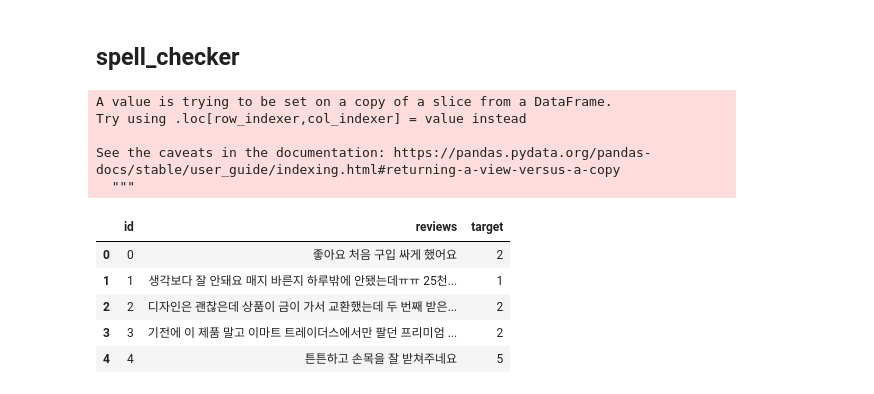
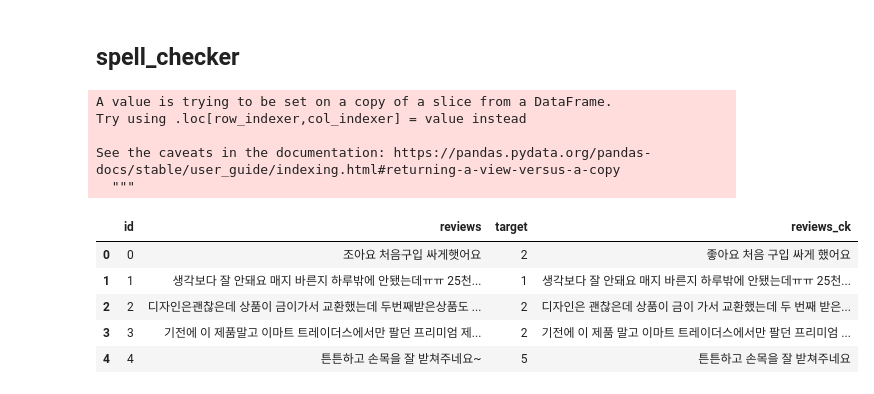
Before and after one commit to chi-hun/dacon, a Jupyter notebook: 쇼핑몰_리뷰_평점_분류_경진대회.ipynb, the cells around one changed output. Cells and saved outputs as stored; diff of their text form; code cells hidden in the pictures.

Commit message:
Colaboratory를 통해 생성됨

```diff
--- a/쇼핑몰_리뷰_평점_분류_경진대회.ipynb
+++ b/쇼핑몰_리뷰_평점_분류_경진대회.ipynb
@@ -46,8 +34,8 @@ import tqdm
 # %% [markdown]
 # EDA
 # %%
-train = pd.read_csv('/content/train.csv')
-test = pd.read_csv('/content/test.csv')
+train = pd.read_csv('/content/drive/MyDrive/Colab Notebooks/데이콘/쇼핑몰 리뷰 평점 분류 경진대회/train.csv')
+test = pd.read_csv('/content/drive/MyDrive/Colab Notebooks/데이콘/쇼핑몰 리뷰 평점 분류 경진대회/test.csv')
 # %%
 train.info()
 # %% [output]
@@ -108,19 +96,19 @@ train1 = train.iloc[:10000,:]
 # %%
 def spellchecker(x):
     x = re.sub('\W', ' ', x)
     sc = spell_checker.check(x).checked
     return sc
-train1['reviews'] = train1['reviews'].apply(spellchecker)
+train1['reviews_ck'] = train1['reviews'].apply(spellchecker)
 train1.head()
 # %% [output]
 A value is trying to be set on a copy of a slice from a DataFrame.
 Try using .loc[row_indexer,col_indexer] = value instead
 
 See the caveats in the documentation: https://pandas.pydata.org/pandas-docs/stable/user_guide/indexing.html#returning-a-view-versus-a-copy
   """
-|  | id | reviews | target |
-| 0 | 0 | 좋아요 처음 구입 싸게 했어요 | 2 |
-| 1 | 1 | 생각보다 잘 안돼요 매지 바른지 하루밖에 안됐는데ㅠㅠ 25천... | 1 |
-| 2 | 2 | 디자인은 괜찮은데 상품이 금이 가서 교환했는데 두 번째 받은... | 2 |
-| 3 | 3 | 기전에 이 제품 말고 이마트 트레이더스에서만 팔던 프리미엄 ... | 2 |
-| 4 | 4 | 튼튼하고 손목을 잘 받쳐주네요 | 5 |
+|  | id | reviews | target | reviews_ck |
+| 0 | 0 | 조아요 처음구입 싸게햇어요 | 2 | 좋아요 처음 구입 싸게 했어요 |
+| 1 | 1 | 생각보다 잘 안돼요 매지 바른지 하루밖에 안됐는데ㅠㅠ 25천... | 1 | 생각보다 잘 안돼요 매지 바른지 하루밖에 안됐는데ㅠㅠ 25천... |
+| 2 | 2 | 디자인은괜찮은데 상품이 금이가서 교환했는데 두번째받은상품도 ... | 2 | 디자인은 괜찮은데 상품이 금이 가서 교환했는데 두 번째 받은... |
+| 3 | 3 | 기전에 이 제품말고 이마트 트레이더스에서만 팔던 프리미엄 제... | 2 | 기전에 이 제품 말고 이마트 트레이더스에서만 팔던 프리미엄 ... |
+| 4 | 4 | 튼튼하고 손목을 잘 받쳐주네요~ | 5 | 튼튼하고 손목을 잘 받쳐주네요 |
```
Also changed, not shown: parts of 39 cells of this notebook.
